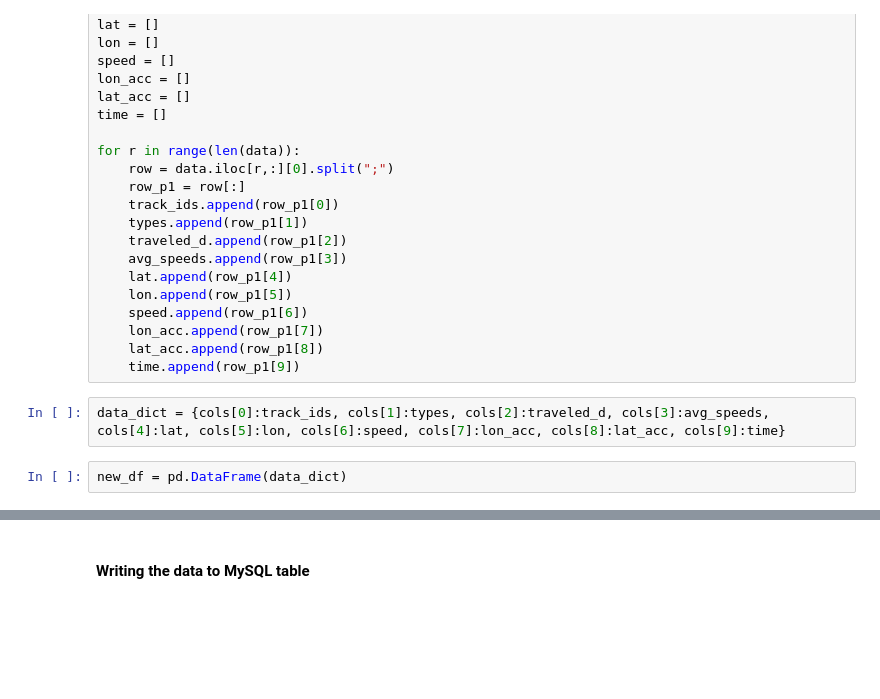
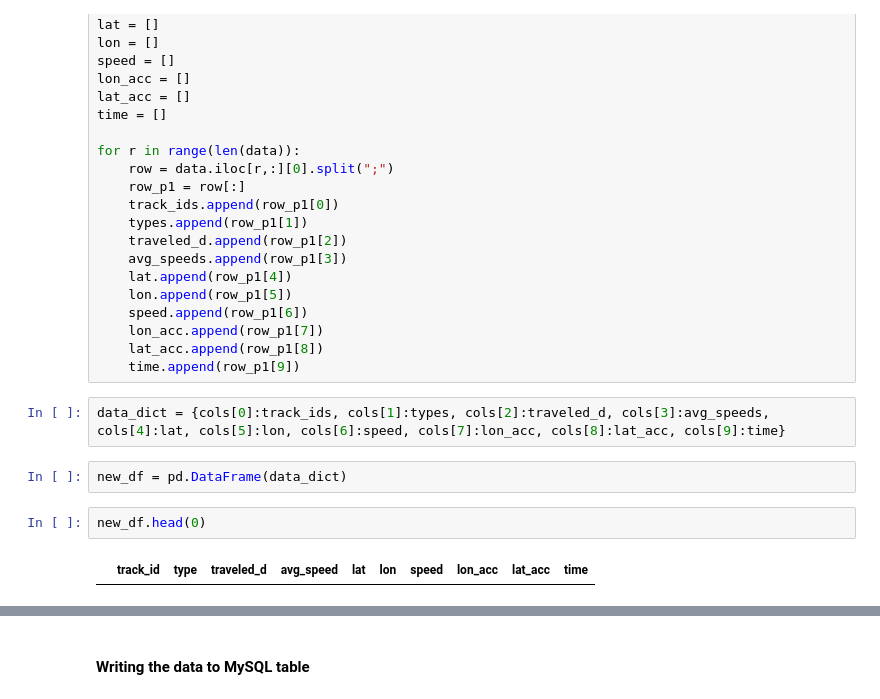
Before and after one commit to ProgrammingOperative/elt_with_scalable_data_warehouse, a Jupyter notebook: notebooks/load_data.ipynb, the cells around one changed output, grey strips where cells are left out. Drawn from its saved outputs; the diff is of its cells as text; blank space fills up the shorter version.

```diff
--- a/notebooks/load_data.ipynb
+++ b/notebooks/load_data.ipynb
@@ -88,3 +88,7 @@ for r in range(len(data)):
 data_dict = {cols[0]:track_ids, cols[1]:types, cols[2]:traveled_d, cols[3]:avg_speeds, cols[4]:lat, cols[5]:lon, cols[6]:speed, cols[7]:lon_acc, cols[8]:lat_acc, cols[9]:time}
 # %%
 new_df = pd.DataFrame(data_dict)
+# %%
+new_df.head(0)
+# %% [output]
+|  | track_id | type | traveled_d | avg_speed | lat | lon | speed | lon_acc | lat_acc | time |
```
Also changed, not shown: parts of 2 cells of this notebook, 1 other file.
